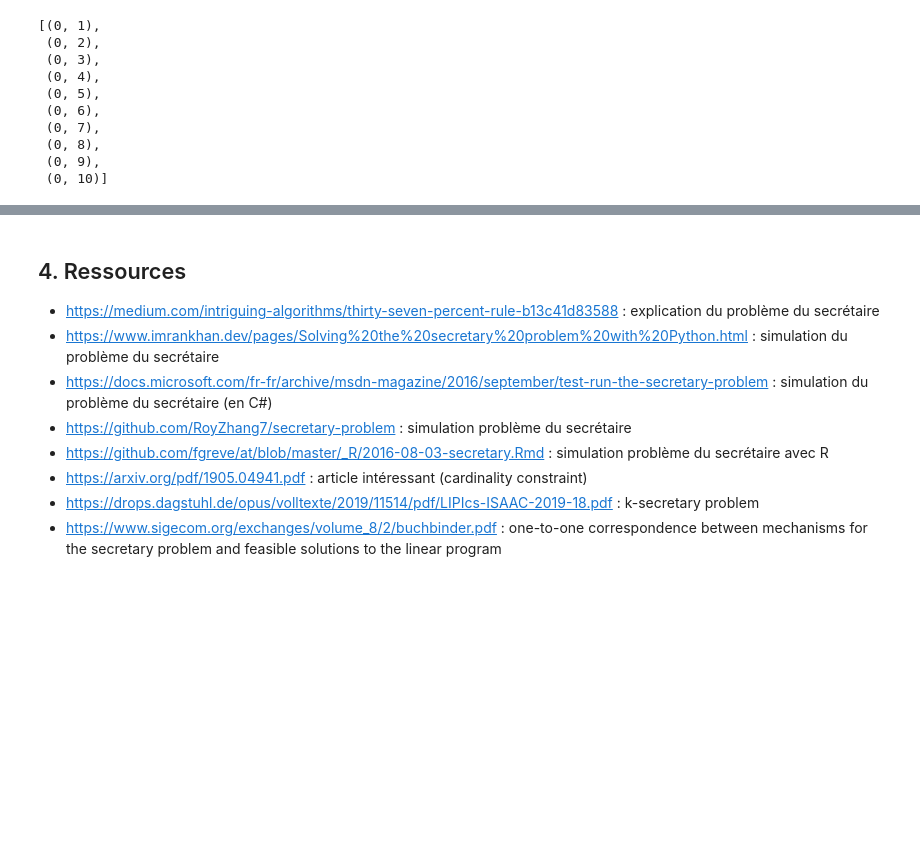
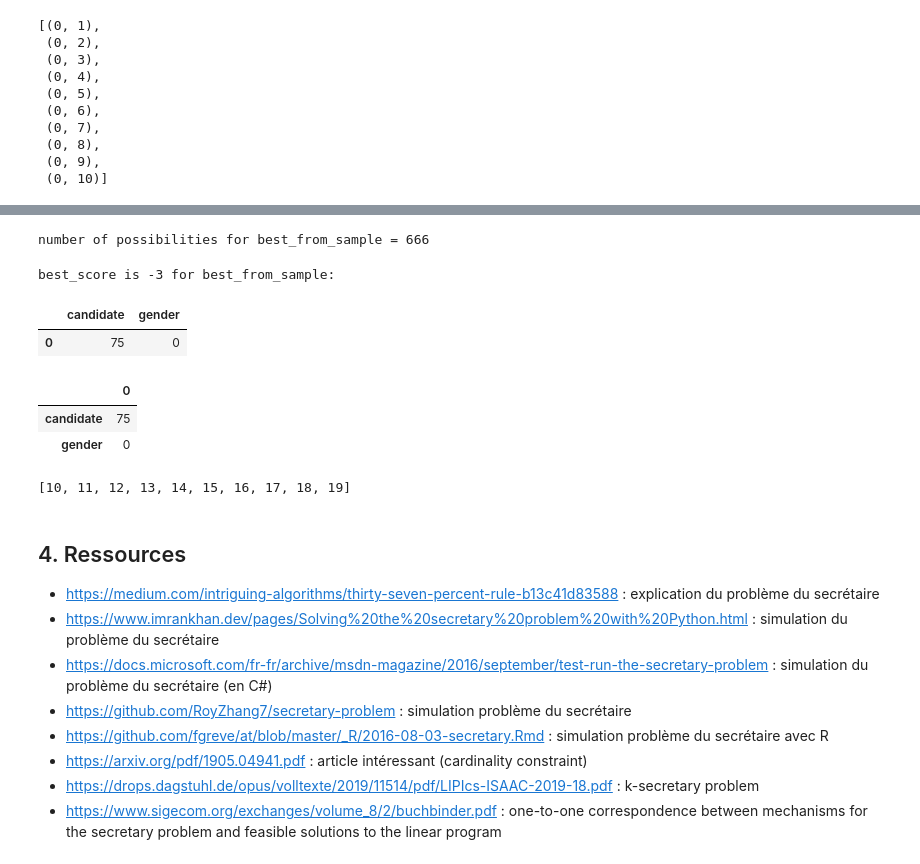
Before and after one commit to victor-kerros/secretary_problem_with_constraints, a Jupyter notebook: secretary_problem_simulation.ipynb, the cells around one changed output, grey strips where cells are left out. Saved outputs shown, nothing was run; the diff lists cells and outputs as text; code cells hidden in the pictures; blank space fills up the shorter version.

```diff
--- a/secretary_problem_simulation.ipynb
+++ b/secretary_problem_simulation.ipynb
@@ -394 +397,25 @@ best_score is -5 for best_from_sample:
+# %%
+sample_size = int(round(len(candidates) * 0.37))
+sample = candidates.iloc[list(range(sample_size))]
+best_from_sample = find_best_from_sample(sample, k, bonus)
+
+other_candidates = candidates.iloc[list(range(sample_size, len(candidates)))]
+chosen_candidates = pd.DataFrame(columns = ["candidate", "gender"])
+chosen_candidates = chosen_candidates.append(other_candidates.iloc[1], ignore_index = True)
+display(chosen_candidates)
+best_from_sample.loc[len(best_from_sample) - 1] = chosen_candidates.loc[len(chosen_candidates) - 1]
+best_from_sample
+pd.DataFrame(chosen_candidates.iloc[len(chosen_candidates) - 1])
+# %% [output]
+number of possibilities for best_from_sample = 666
+best_score is -3 for best_from_sample:
+|  | candidate | gender |
+| 0 | 75 | 0 |
+|  | 0 |
+| candidate | 75 |
+| gender | 0 |
+# %%
+list(range(10, 20))
+# %% [output]
+[10, 11, 12, 13, 14, 15, 16, 17, 18, 19]
 # %%
```
Also changed, not shown: parts of 2 cells of this notebook.
